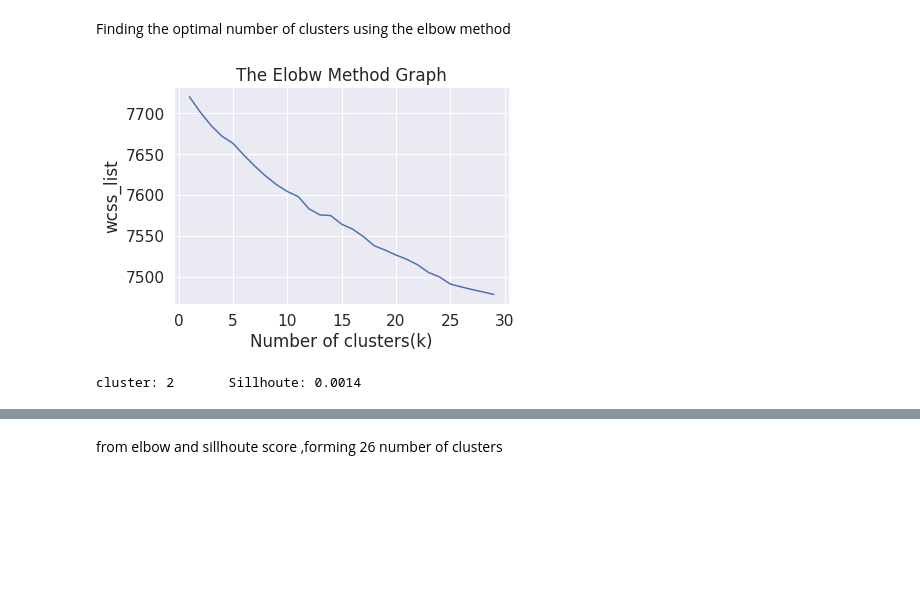
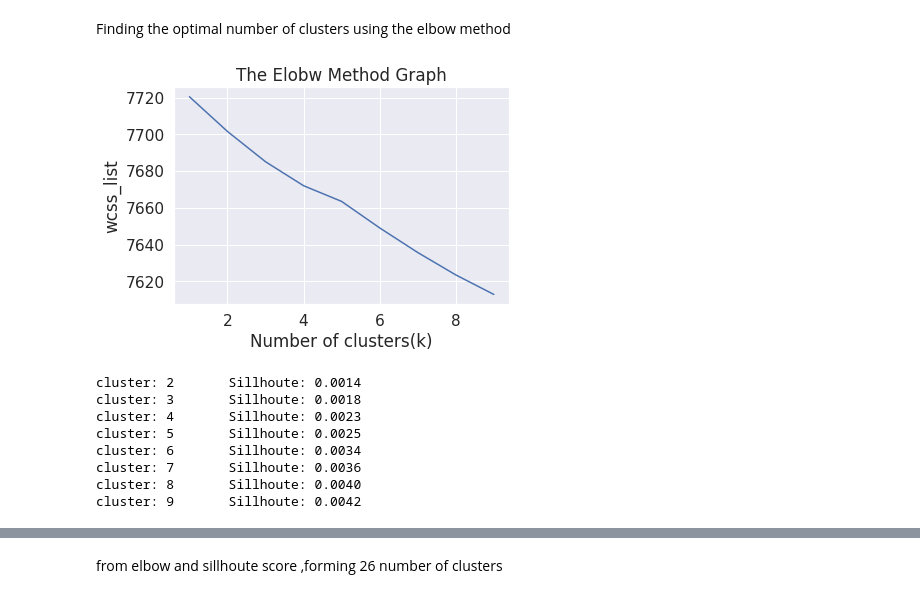
Before and after one commit to Saddam705/netflix-movie-and-TV-shows-clustring, a Jupyter notebook: Netflix_movie_and_TV_shows_clustering.ipynb, the cells around one changed output, grey strips where cells are left out. Drawn from its saved outputs; the diff is of its cells as text; code cells hidden in the pictures; blank space fills up the shorter version.

```diff
--- a/Netflix_movie_and_TV_shows_clustering.ipynb
+++ b/Netflix_movie_and_TV_shows_clustering.ipynb
@@ -995,25 +995,25 @@ Finding the optimal number of clusters using the elbow method
 # %%
 #finding optimal number of clusters using the elbow method
 from sklearn.cluster import KMeans
 wcss_list= []  #Initializing the list for the values of WCSS
 
 #Using for loop for iterations from 1 to 30.
-for i in range(1, 30):
+for i in range(1, 10):
     kmeans = KMeans(n_clusters=i, init='k-means++', random_state= 42)
     kmeans.fit(X)
     wcss_list.append(kmeans.inertia_)
-plt.plot(range(1, 30), wcss_list)
+plt.plot(range(1, 10), wcss_list)
 plt.title('The Elobw Method Graph')
 plt.xlabel('Number of clusters(k)')
 plt.ylabel('wcss_list')
 plt.show()
 # %% [output]
-[figure, old version]
+[figure, new version]
 # %%
 from sklearn.metrics import silhouette_score
 #sillhoute score of clusters
 sill = []
-for i in range(2,30):
+for i in range(2,10):
     model = KMeans(n_clusters=i,init ='k-means++',random_state=51)
     model.fit(X)
     y1 = model.predict(X)
@@ -1022,6 +1022,13 @@ for i in range(2,30):
     print('cluster: %d \t Sillhoute: %0.4f'%(i,score))
 # %% [output]
 cluster: 2       Sillhoute: 0.0014
+cluster: 3       Sillhoute: 0.0018
+cluster: 4       Sillhoute: 0.0023
+cluster: 5       Sillhoute: 0.0025
+cluster: 6       Sillhoute: 0.0034
+cluster: 7       Sillhoute: 0.0036
+cluster: 8       Sillhoute: 0.0040
+cluster: 9       Sillhoute: 0.0042
 # %%
 #Plotting Sillhoute's score
 plt.plot(sill,'bs--')
```
Also changed, not shown: parts of 11 cells of this notebook.
